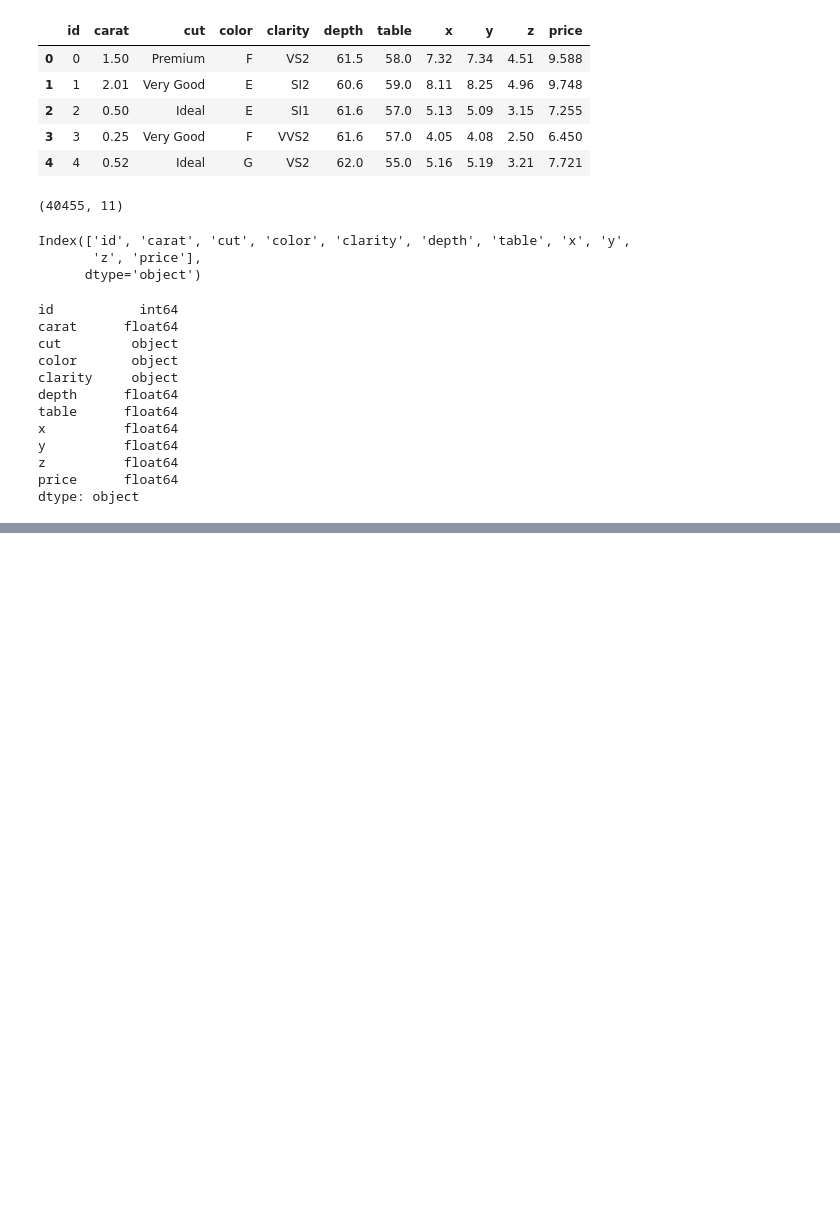
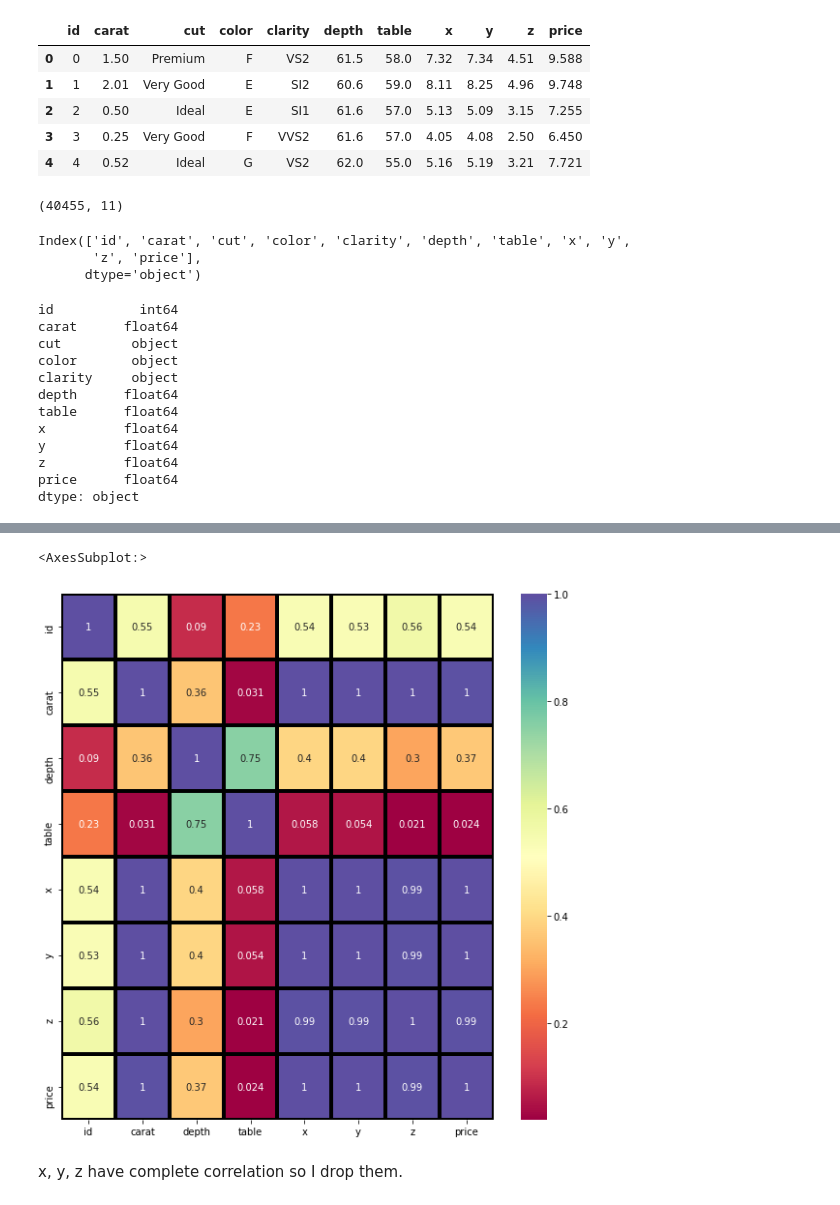
Before and after one commit to santhart97/Kaggle-Comp, a Jupyter notebook: Cleaning.ipynb, the cells around one changed output, grey strips where cells are left out. Cells and saved outputs as stored; diff of their text form; code cells hidden in the pictures; blank space fills up the shorter version.

```diff
--- a/Cleaning.ipynb
+++ b/Cleaning.ipynb
@@ -3,2 +6,3 @@ import pandas as pd
 # %%
-df = pd.read_csv("../desktop/train.csv", encoding="latin1")
+train_df = pd.read_csv("../desktop/train.csv", encoding="latin1")
+test_df = pd.read_csv("../desktop/test.csv", encoding="latin1")
@@ -38,0 +103,3 @@ dtype: object
+# %%
+train_df_corr = train_df.corr()
+train_df_corr
@@ -38,0 +119,8 @@ dtype: object
+# %%
+pllt.figure(figsize=(10,10))
+sns.heatmap(train_df_corr.corr().abs(), annot=True, cmap= 'Spectral', linewidths=3, linecolor='black')
+# %% [output]
+<AxesSubplot:>
+[figure, added]
+# %% [markdown]
+x, y, z have complete correlation so I drop them.
```
Also changed, not shown: parts of 43 cells of this notebook, 1 other file.
